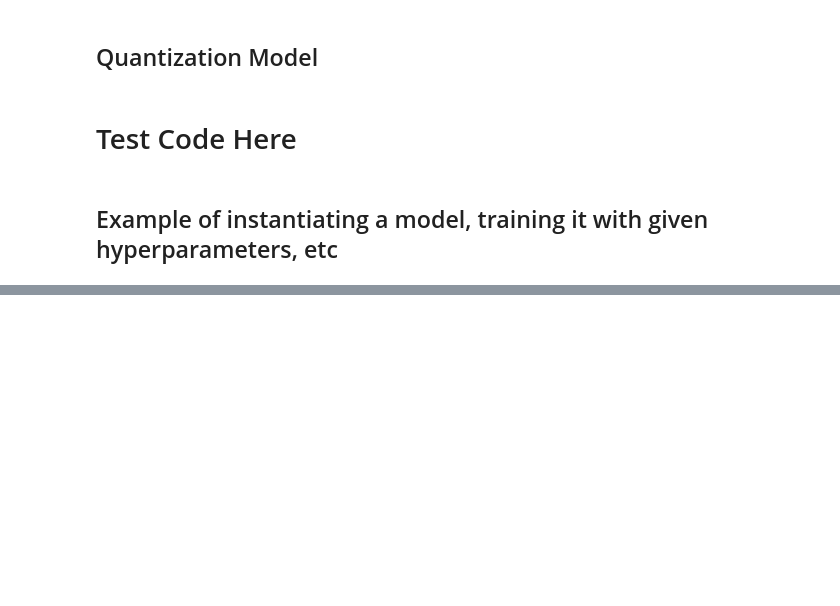
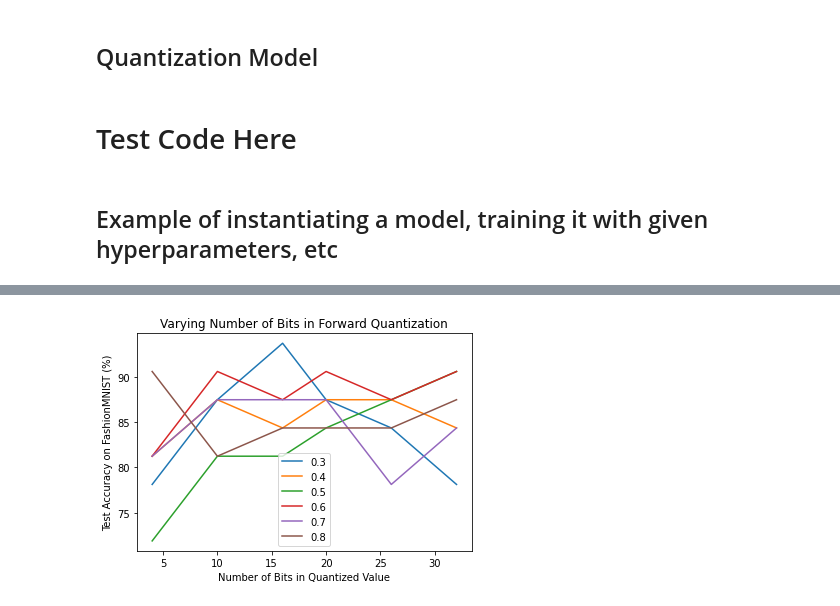
Before and after one commit to chekfung/cross_layer_final_project, a Jupyter notebook: training_quantization.ipynb, the cells around one changed output, grey strips where cells are left out. Drawn from its saved outputs; the diff is of its cells as text; code cells hidden in the pictures; blank space fills up the shorter version.

Commit message:
Added loop training stuff.

```diff
--- a/training_quantization.ipynb
+++ b/training_quantization.ipynb
@@ -595,0 +539,78 @@ Test Loss: 0.6163979172706604
+# %%
+# Default Params
+num_bits = [32, 26, 20, 16, 10, 4]
+fractional_bits = list(np.linspace(0.3, 0.8, 6))
+string_help = ["Forward Quantization", "Gradient Quantization", "Loss Quantization", "Weights Quantization", "Bias Quantization"]
+print(num_bits)
+print(fractional_bits)
+
+for thing_change in range(1):
+  acc_list = []
+  count = 0
+
+  for fraction in fractional_bits:
+    acc = []
+
+    for num_bit in num_bits:
+      # Loop through both
+      num_fractional_bits = np.floor(fraction * num_bit)
+
+      print("Count: {}".format(count))
+
+      # Default parameters
+      forwardfp = (16, 8)
+      gradientfp = (16, 10)
+      lossfp = (16, 10)
+      weightsfp = (24, 12)
+      biasfp = (16, 8)
+
+      # Declare Model
+      if thing_change == 0:
+        forwardfp = (num_bit, num_fractional_bits)
+        model = MyConvNet_FIXED_POINT(args, forwardfp, gradientfp, lossfp, weightsfp, biasfp).cuda()
+      elif thing_change == 1:
+        gradientfp = (num_bit, num_fractional_bits)
+        model = MyConvNet_FIXED_POINT(args, forwardfp, gradientfp, lossfp, weightsfp, biasfp).cuda()
+      elif thing_change == 2:
+        lossfp = (num_bit, num_fractional_bits)
+        model = MyConvNet_FIXED_POINT(args, forwardfp, gradientfp, lossfp, weightsfp, biasfp).cuda()
+      elif thing_change == 3:
+        weightsfp = (num_bit, num_fractional_bits)
+        model = MyConvNet_FIXED_POINT(args, forwardfp, gradientfp, lossfp, weightsfp, biasfp).cuda()
+      elif thing_change == 4:
+        biasfp = (num_bit, num_fractional_bits)
+        model = MyConvNet_FIXED_POINT(args, forwardfp, gradientfp, lossfp, weightsfp, biasfp).cuda()
+
+      criterion = nn.CrossEntropyLoss().cuda()
+      optimizer = torch.optim.Adam(model.parameters(), lr = args.lr)
+
+      # Training
+      train_model(args, model, criterion, optimizer, train_loader, quantize)
+
+      # Need to quantize the model afterwards
+      quantize_fp_model_weights(model)
+      quantize_fp_model_biases(model)
+
+      # Testing ARC
+      test_acc, test_loss = get_acc(model, criterion, test_loader, quantize)
+      print("Test Accuracy: {}".format(test_acc))
+      print("Test Loss: {}".format(test_loss))
+
+      acc.append(test_acc.cpu())
+      count+=1
+
+    acc_list.append(acc)
+
+  # Cool Stuff
+  plt.figure(thing_change)
+
+  for count, acc_item in enumerate(acc_list):
+    plt.plot(num_bits, acc_item, label='{:.1f}'.format(fractional_bits[count]))
+
+  plt.xlabel("Number of Bits in Quantized Value")
+  plt.ylabel("Test Accuracy on FashionMNIST (%)")
+  plt.legend()
+  plt.title("Varying Number of Bits in " + string_help[thing_change])
+
+plt.show()
+# %% [output]
@@ -595,0 +634 @@ Test Loss: 0.6163979172706604
+[figure, added]
```
Also changed, not shown: parts of 11 cells of this notebook.
